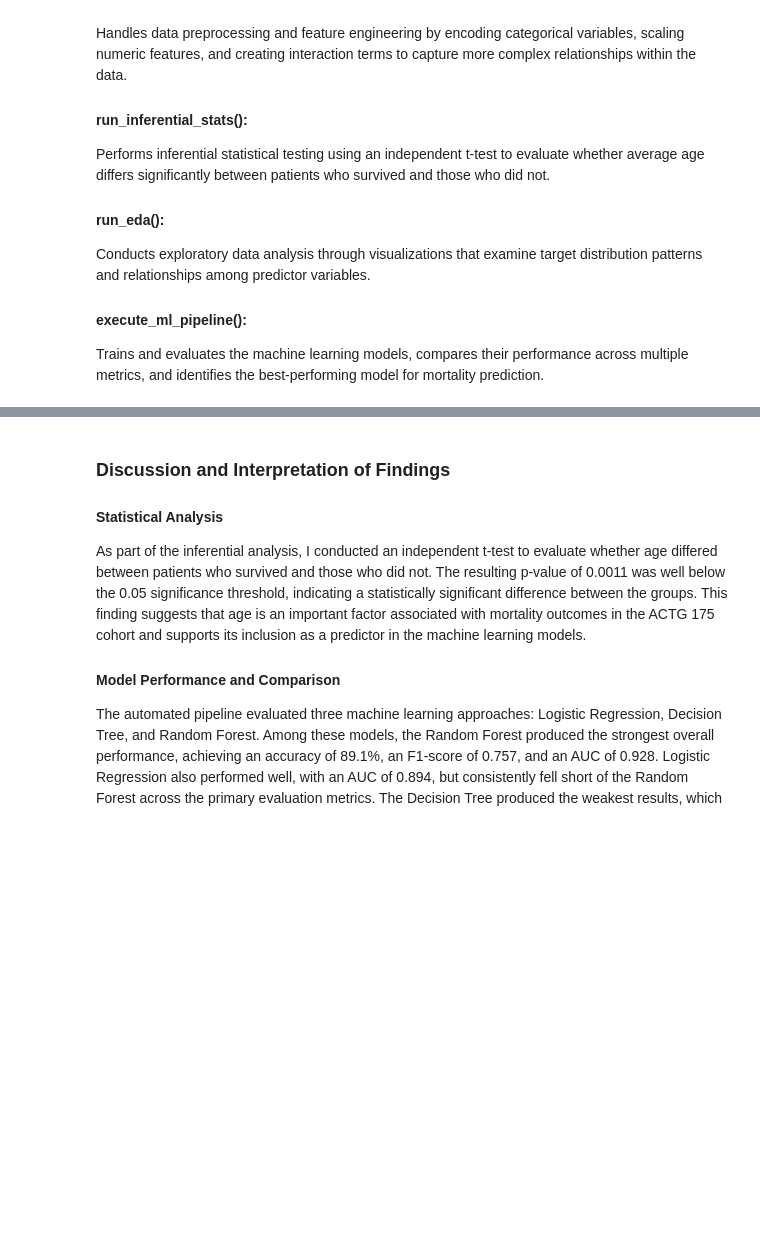
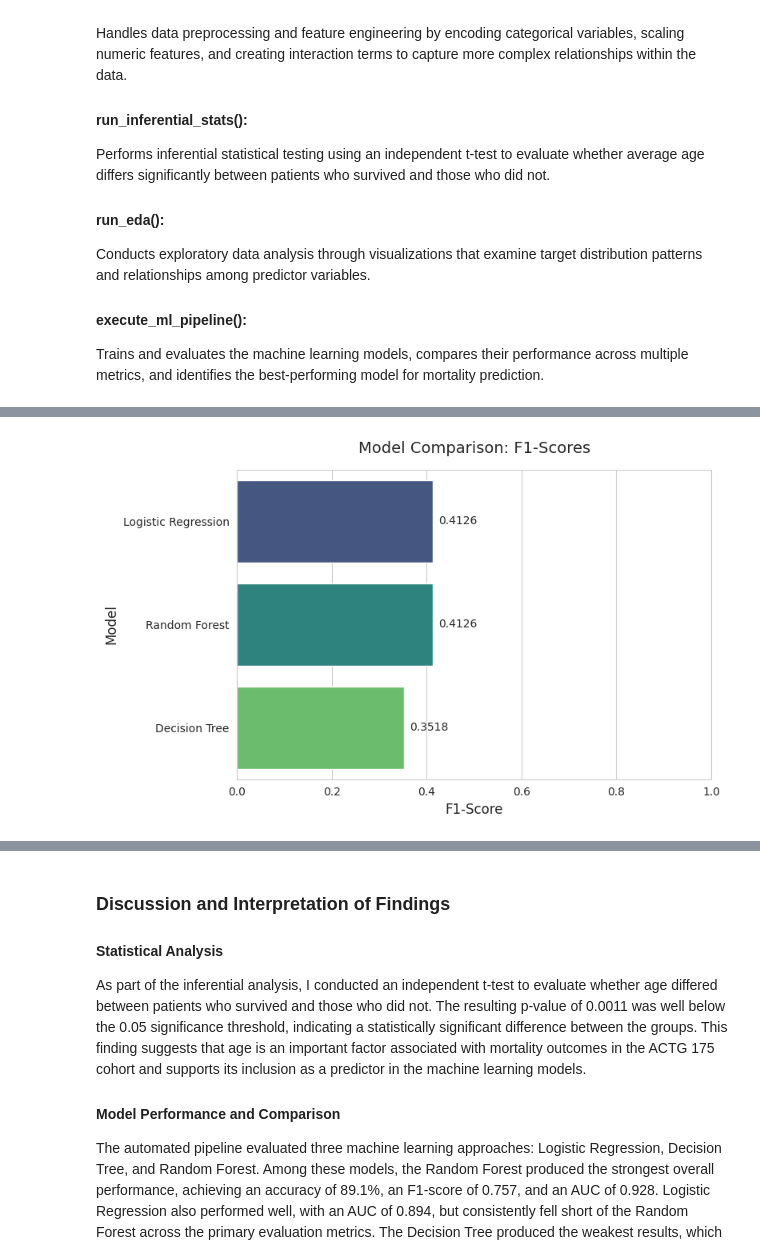
Before and after one commit to teddyschwartzy/final_project, a Jupyter notebook: Final_Project.ipynb, the cells around one changed output, grey strips where cells are left out. Saved outputs shown, nothing was run; the diff lists cells and outputs as text; code cells hidden in the pictures; blank space fills up the shorter version.

```diff
--- a/Final_Project.ipynb
+++ b/Final_Project.ipynb
@@ -367,0 +497,27 @@ The pipeline successfully analyzed the ACTG 175 dataset. The Random Forest perfo
+# %%
+import matplotlib.pyplot as plt
+import seaborn as sns
+
+# Set figure style and size
+sns.set_style("whitegrid")
+plt.figure(figsize=(8, 5))
+
+# Sort results by F1-score for better visual comparison
+perf_df_sorted = perf_df.sort_values(by='F1', ascending=False).reset_index()
+perf_df_sorted.rename(columns={'index': 'Model'}, inplace=True)
+
+# Create the bar plot
+ax = sns.barplot(x='F1', y='Model', data=perf_df_sorted, palette='viridis', hue='Model', legend=False)
+
+# Add values to the end of each bar
+for container in ax.containers:
+    ax.bar_label(container, fmt='%.4f', padding=5)
+
+plt.title('Model Comparison: F1-Scores', fontsize=14, pad=15)
+plt.xlabel('F1-Score', fontsize=12)
+plt.ylabel('Model', fontsize=12)
+plt.xlim(0, 1.0)  # F1-score ranges from 0 to 1
+plt.tight_layout()
+plt.show()
+# %% [output]
+[figure, added]
```
Also changed, not shown: parts of 31 cells of this notebook.
